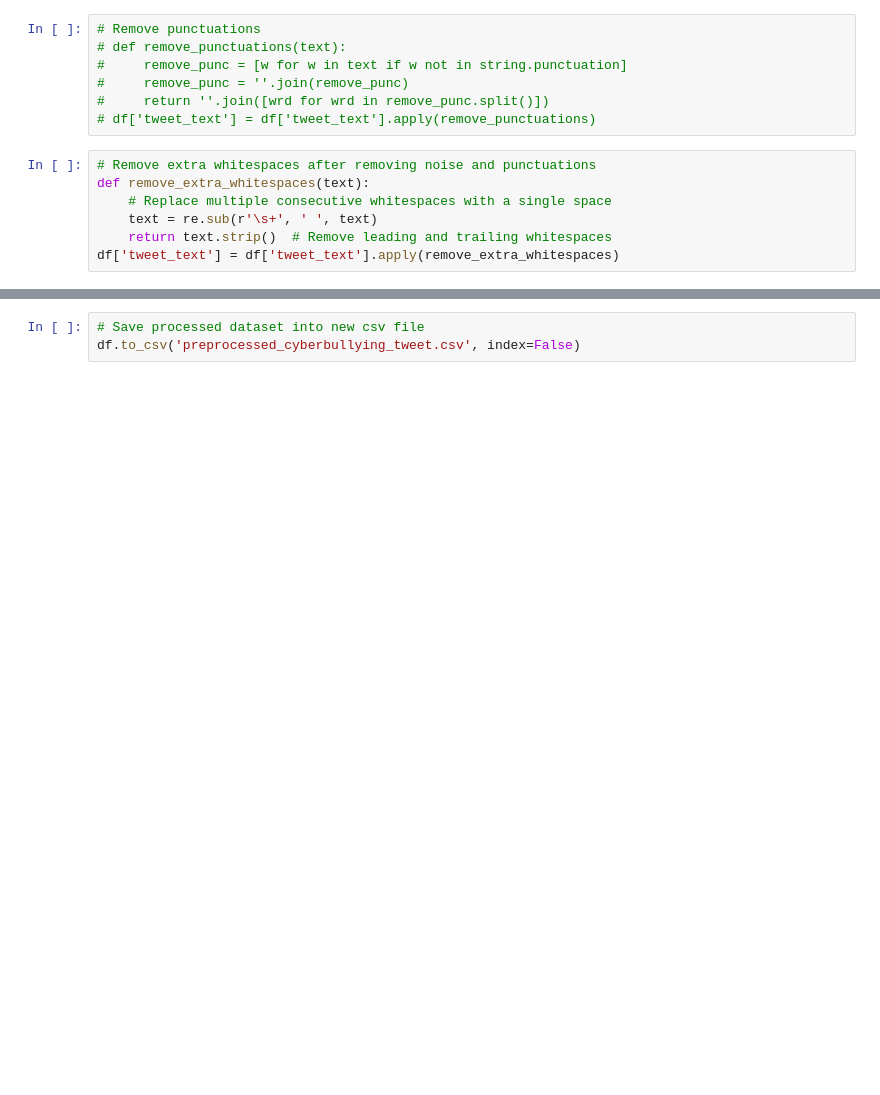
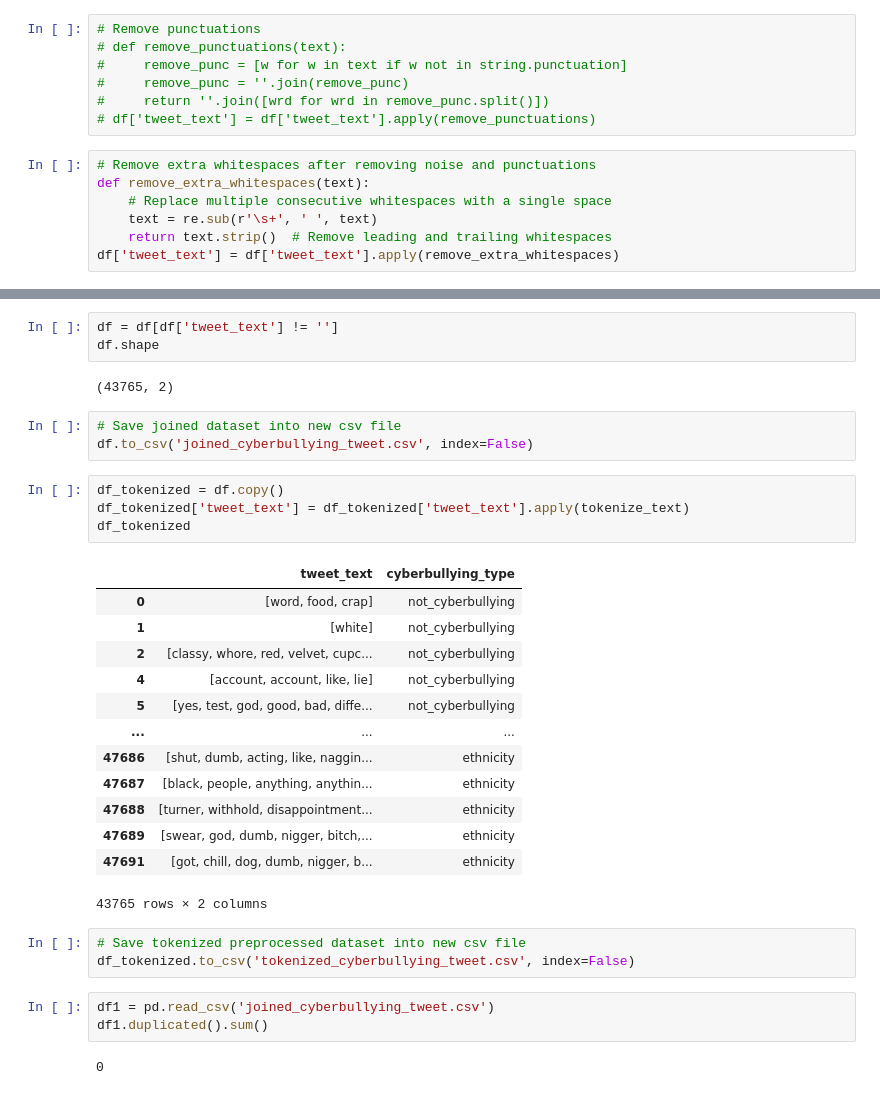
Before and after one commit to ChloeChoyXW/TXSA_Assignment, a Jupyter notebook: assignment.ipynb, the cells around one changed output, grey strips where cells are left out. Cells and saved outputs as stored; diff of their text form; blank space fills up the shorter version.

```diff
--- a/assignment.ipynb
+++ b/assignment.ipynb
@@ -290,3 +411,34 @@ df["tweet_text"] = df["tweet_text"].apply(lambda e: lemmatize_words(e))
+# %%
+df = df[df['tweet_text'] != '']
+df.shape
+# %% [output]
+(43765, 2)
 # %%
-# Save processed dataset into new csv file
-df.to_csv('preprocessed_cyberbullying_tweet.csv', index=False)
+# Save joined dataset into new csv file
+df.to_csv('joined_cyberbullying_tweet.csv', index=False)
+# %%
+df_tokenized = df.copy()
+df_tokenized['tweet_text'] = df_tokenized['tweet_text'].apply(tokenize_text)
+df_tokenized
+# %% [output]
+|  | tweet_text | cyberbullying_type |
+| 0 | [word, food, crap] | not_cyberbullying |
+| 1 | [white] | not_cyberbullying |
+| 2 | [classy, whore, red, velvet, cupc... | not_cyberbullying |
+| 4 | [account, account, like, lie] | not_cyberbullying |
+| 5 | [yes, test, god, good, bad, diffe... | not_cyberbullying |
+| ... | ... | ... |
+| 47686 | [shut, dumb, acting, like, naggin... | ethnicity |
+| 47687 | [black, people, anything, anythin... | ethnicity |
+| 47688 | [turner, withhold, disappointment... | ethnicity |
+| 47689 | [swear, god, dumb, nigger, bitch,... | ethnicity |
+| 47691 | [got, chill, dog, dumb, nigger, b... | ethnicity |
+43765 rows × 2 columns
+# %%
+# Save tokenized preprocessed dataset into new csv file
+df_tokenized.to_csv('tokenized_cyberbullying_tweet.csv', index=False)
+# %%
+df1 = pd.read_csv('joined_cyberbullying_tweet.csv')
+df1.duplicated().sum()
+# %% [output]
+0
```
Also changed, not shown: parts of 24 cells of this notebook, 7 other files.
